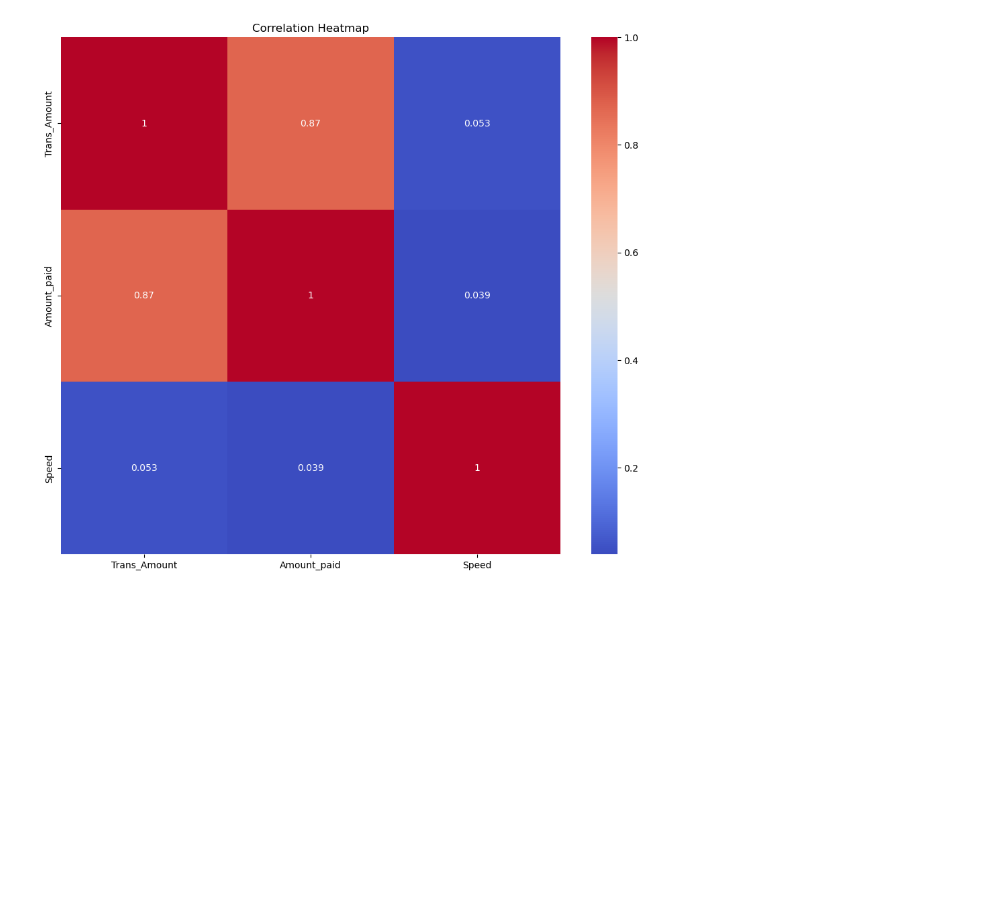
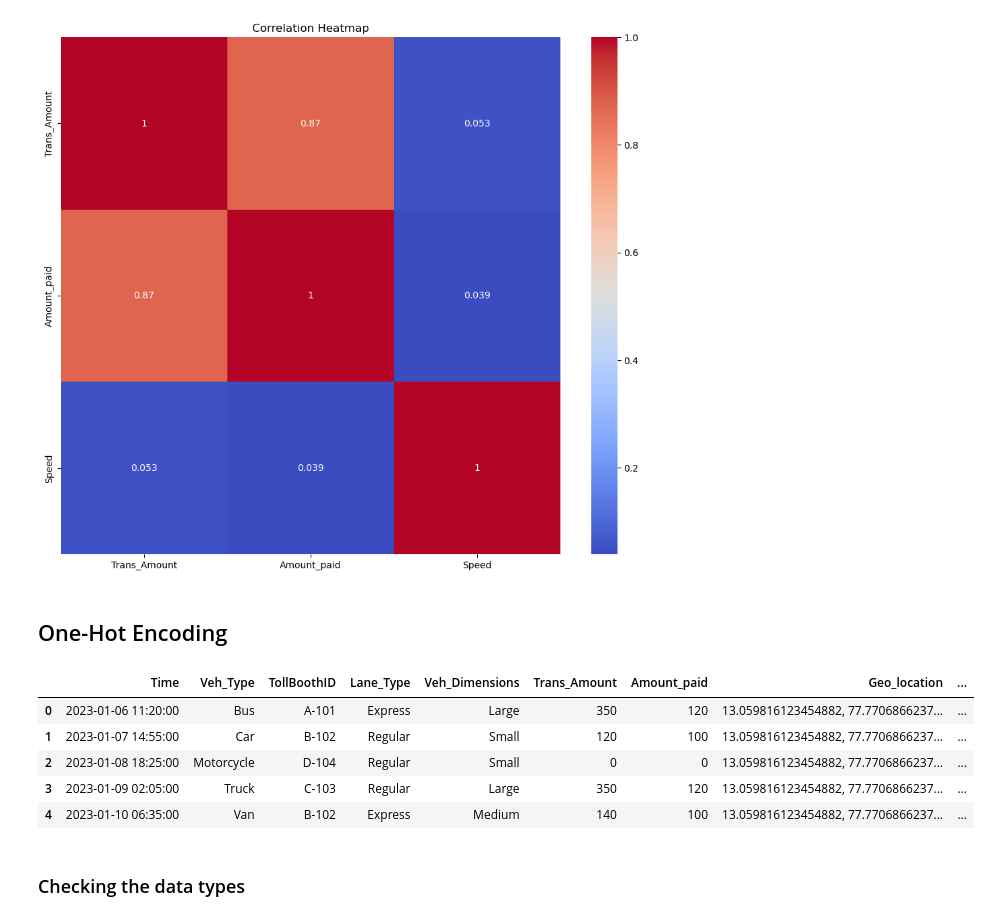
Before and after one commit to JoshMusira/-Fastag-fraud-detection, a Jupyter notebook: EDA & Feature Engineering.ipynb, the cells around one changed output. Drawn from its saved outputs; the diff is of its cells as text; code cells hidden in the pictures; blank space fills up the shorter version.

```diff
--- a/EDA & Feature Engineering.ipynb
+++ b/EDA & Feature Engineering.ipynb
@@ -175,3 +173,14 @@ plt.title("Correlation Heatmap")
 plt.show()
 # %% [output]
 [figure]
+# %% [markdown]
+## One-Hot Encoding
+# %%
+df.head()
+# %% [output]
+|  | Time | Veh_Type | TollBoothID | Lane_Type | Veh_Dimensions | Trans_Amount | Amount_paid | Geo_location | ... |
+| 0 | 2023-01-06 11:20:00 | Bus | A-101 | Express | Large | 350 | 120 | 13.059816123454882, 77.7706866237... | ... |
+| 1 | 2023-01-07 14:55:00 | Car | B-102 | Regular | Small | 120 | 100 | 13.059816123454882, 77.7706866237... | ... |
+| 2 | 2023-01-08 18:25:00 | Motorcycle | D-104 | Regular | Small | 0 | 0 | 13.059816123454882, 77.7706866237... | ... |
+| 3 | 2023-01-09 02:05:00 | Truck | C-103 | Regular | Large | 350 | 120 | 13.059816123454882, 77.7706866237... | ... |
+| 4 | 2023-01-10 06:35:00 | Van | B-102 | Express | Medium | 140 | 100 | 13.059816123454882, 77.7706866237... | ... |
@@ -177,0 +189,2 @@ plt.show()
+# %% [markdown]
+### Checking the data types
```
Also changed, not shown: parts of 14 cells of this notebook, 1 other file.
